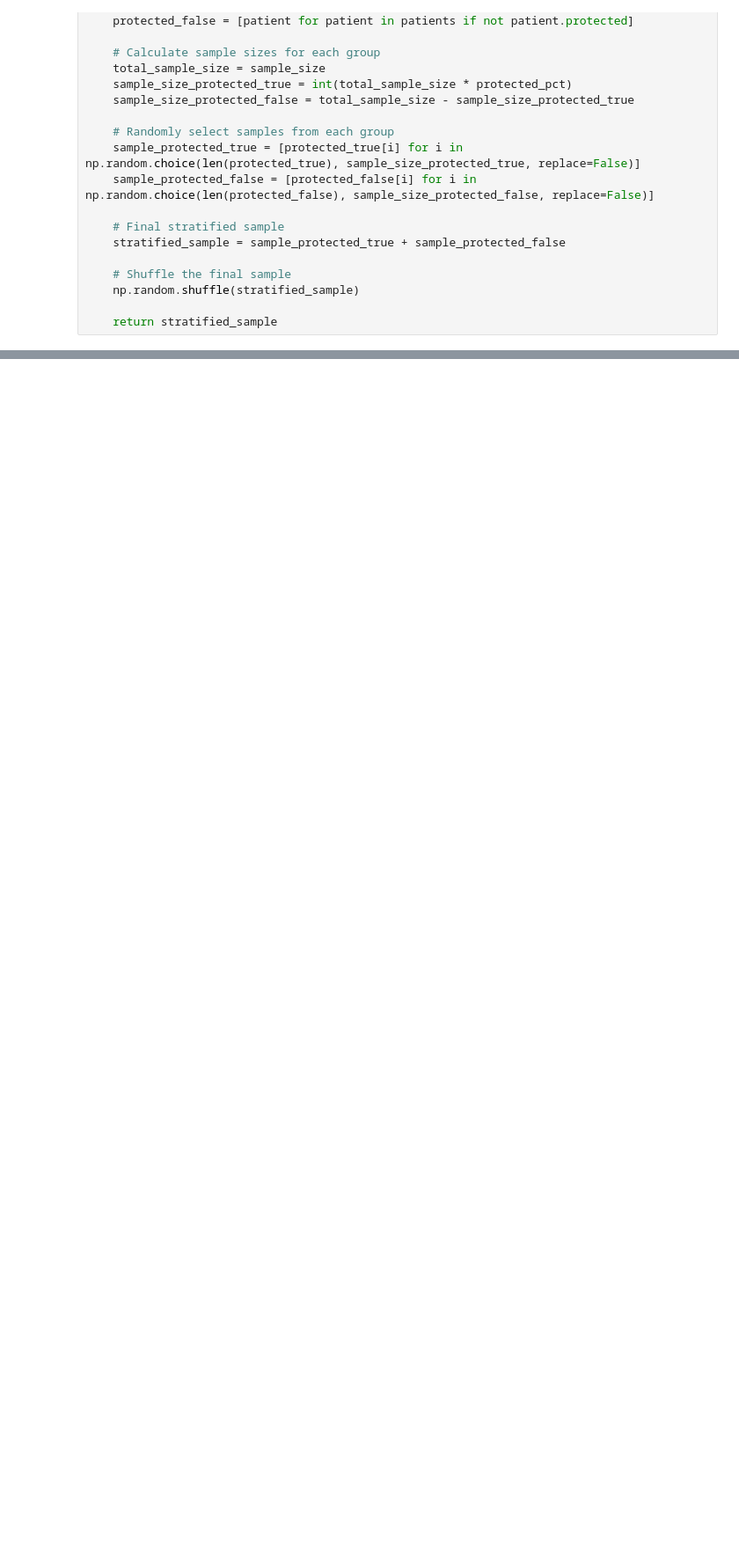
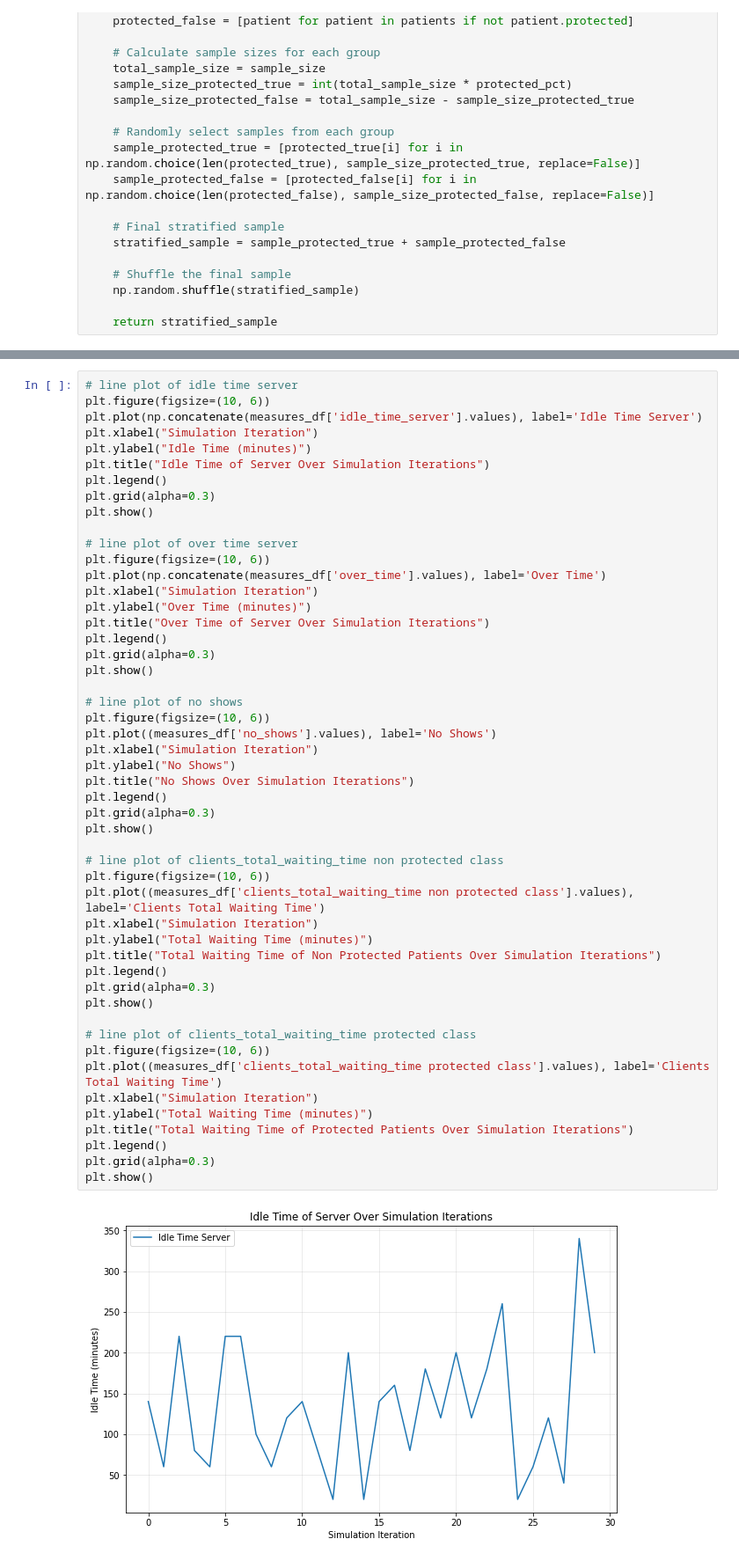
Before and after one commit to santtiospina/Thesis, a Jupyter notebook: scheduling_simulation.ipynb, the cells around one changed output, grey strips where cells are left out. Shown at 88% size. Cells and saved outputs as stored; diff of their text form; blank space fills up the shorter version.

```diff
--- a/scheduling_simulation.ipynb
+++ b/scheduling_simulation.ipynb
@@ -1758,0 +1976,52 @@ Ran Successfully All Iterations
+# %%
+# line plot of idle time server
+plt.figure(figsize=(10, 6))
+plt.plot(np.concatenate(measures_df['idle_time_server'].values), label='Idle Time Server')
+plt.xlabel("Simulation Iteration")
+plt.ylabel("Idle Time (minutes)")
+plt.title("Idle Time of Server Over Simulation Iterations")
+plt.legend()
+plt.grid(alpha=0.3)
+plt.show()
+
+# line plot of over time server
+plt.figure(figsize=(10, 6))
+plt.plot(np.concatenate(measures_df['over_time'].values), label='Over Time')
+plt.xlabel("Simulation Iteration")
+plt.ylabel("Over Time (minutes)")
+plt.title("Over Time of Server Over Simulation Iterations")
+plt.legend()
+plt.grid(alpha=0.3)
+plt.show()
+
+# line plot of no shows
+plt.figure(figsize=(10, 6))
+plt.plot((measures_df['no_shows'].values), label='No Shows')
+plt.xlabel("Simulation Iteration")
+plt.ylabel("No Shows")
+plt.title("No Shows Over Simulation Iterations")
+plt.legend()
+plt.grid(alpha=0.3)
+plt.show()
+
+# line plot of clients_total_waiting_time non protected class
+plt.figure(figsize=(10, 6))
+plt.plot((measures_df['clients_total_waiting_time non protected class'].values), label='Clients Total Waiting Time')
+plt.xlabel("Simulation Iteration")
+plt.ylabel("Total Waiting Time (minutes)")
+plt.title("Total Waiting Time of Non Protected Patients Over Simulation Iterations")
+plt.legend()
+plt.grid(alpha=0.3)
+plt.show()
+
+# line plot of clients_total_waiting_time protected class
+plt.figure(figsize=(10, 6))
+plt.plot((measures_df['clients_total_waiting_time protected class'].values), label='Clients Total Waiting Time')
+plt.xlabel("Simulation Iteration")
+plt.ylabel("Total Waiting Time (minutes)")
+plt.title("Total Waiting Time of Protected Patients Over Simulation Iterations")
+plt.legend()
+plt.grid(alpha=0.3)
+plt.show()
+# %% [output]
+[figure, added]
```
Also changed, not shown: parts of 18 cells of this notebook.
